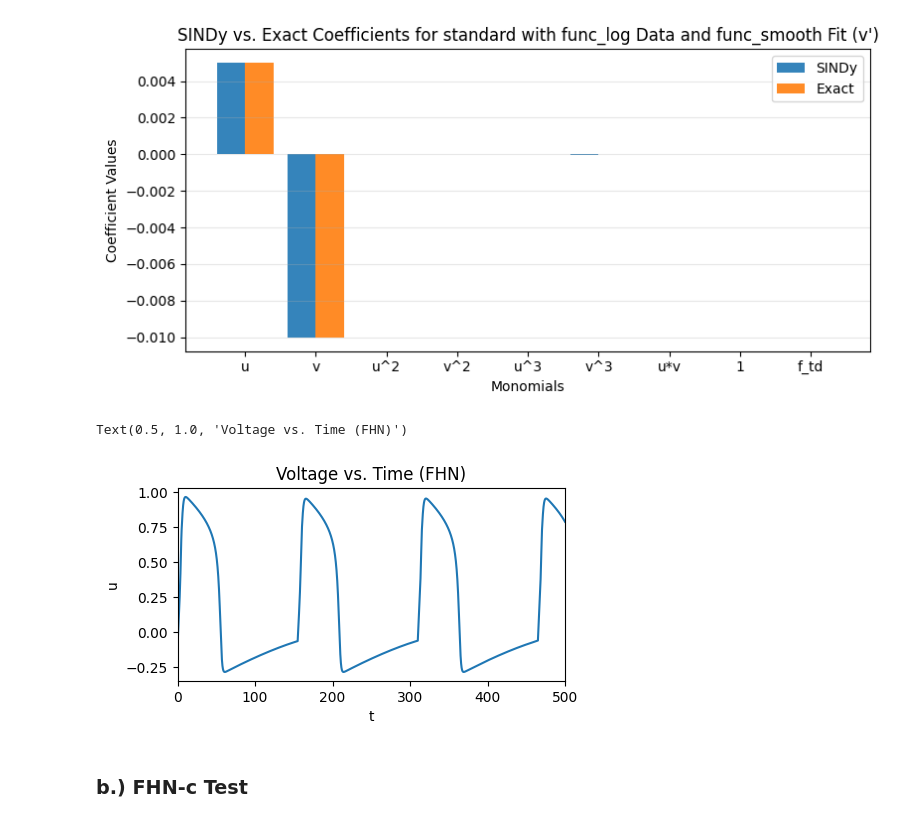
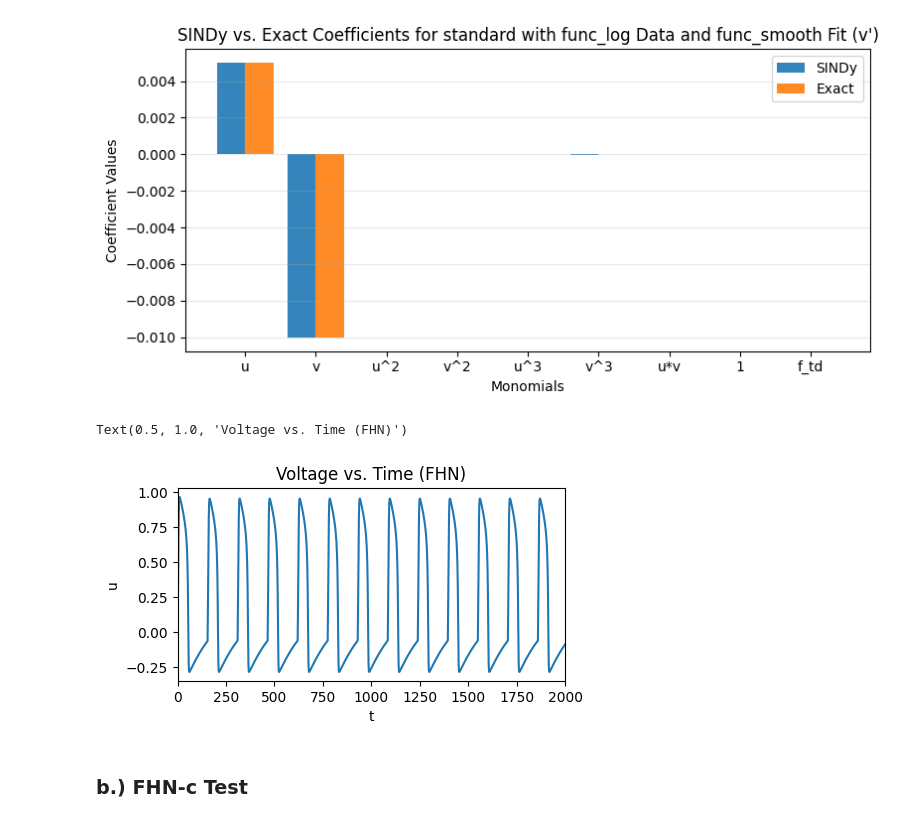
Before and after one commit to cswelch/SINDy-for-Cardiac-Electrophysiology, a Jupyter notebook: SINDy_non_autonomous_test.ipynb, the cells around one changed output. Saved outputs shown, nothing was run; the diff lists cells and outputs as text; code cells hidden in the pictures.

```diff
--- a/SINDy_non_autonomous_test.ipynb
+++ b/SINDy_non_autonomous_test.ipynb
@@ -446,7 +446,7 @@ Actual equations for comparison:
 # TODO Can't correctly ID w/ similar-looking non-autonomous functions; need to look into further.
 # Test fit with different data and fitting non-autonomous terms.
 print(f"----------Fitting logical_non_aut data with smooth_non_aut fit----------")
-cur_gen_library_a = GenLibraryFit(dt, func_log, func_smooth, fhn_variant="standard")
+cur_gen_library_a = GenLibraryFit(func_log, func_smooth, fhn_variant="standard")
 cur_gen_library_a.fit()
 print('\n\n')
 # %% [output]
@@ -468,17 +468,17 @@ v' = 0.00500 u + -0.01000 v
 # %%
 # TODO How to make ps.SINDy.simulate() give reasonable result?
 # x = model_fhn.simulate(cur_gen_library_a.states_fhn_td[:, 2], cur_gen_library_a.states_fhn_td[:, 0], integrator="odeint")
 
 # Make sure voltage plots look correct.
 plt.figure(figsize=(5, 2.5))
 plt.plot(cur_gen_library_a.states_fhn_td[:, 2], cur_gen_library_a.states_fhn_td[:, 0], label='u vs. t')
-plt.xlim(0, 500)
+plt.xlim(0, 2000)
 plt.xlabel('t')
 plt.ylabel('u')
 plt.title('Voltage vs. Time (FHN)')
 # %% [output]
 Text(0.5, 1.0, 'Voltage vs. Time (FHN)')
-[figure, old version]
+[figure, new version]
 # %% [markdown]
 ### b.) FHN-c Test
 # %%
```
Also changed, not shown: parts of 4 cells of this notebook, 2 other files.
